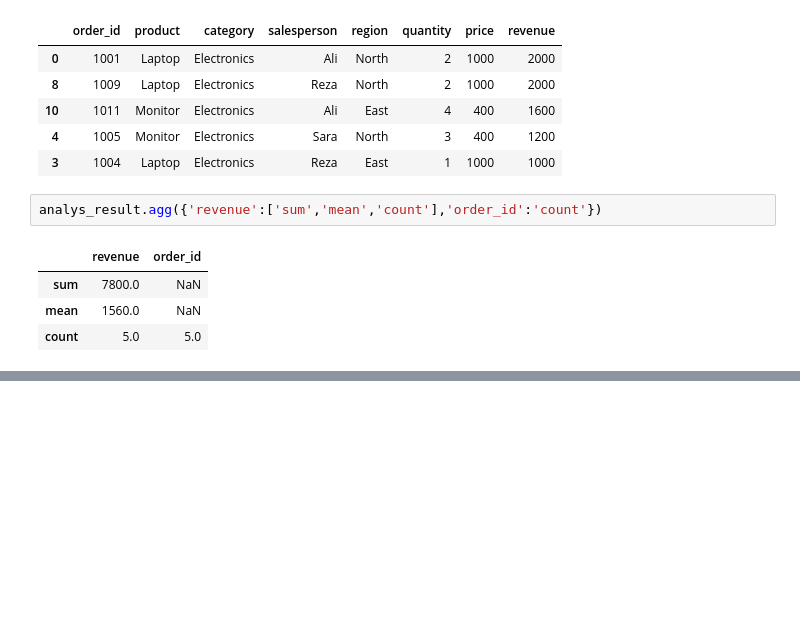
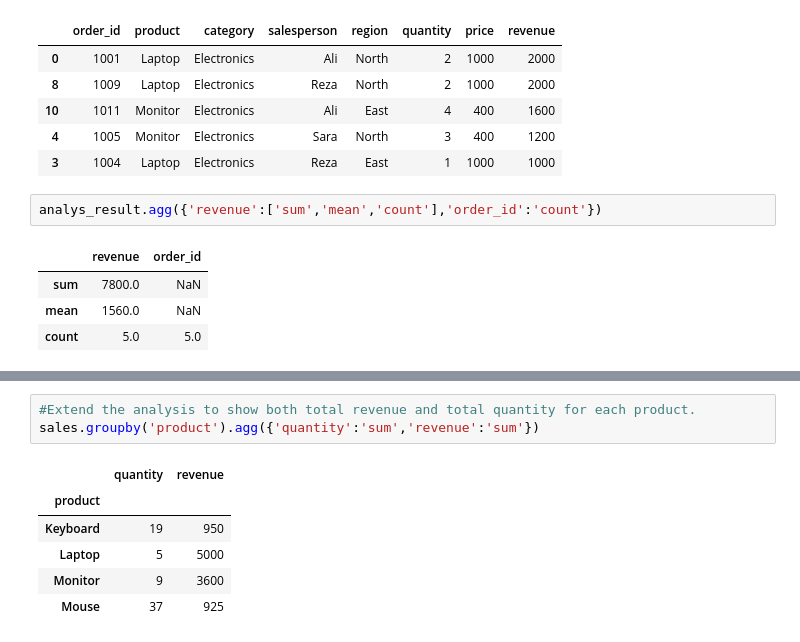
Before and after one commit to sadeghasgarilou/data-analytics-journey, a Jupyter notebook: projects/4-Product Analyzer with pandas/Project04_Mini Analysis project.ipynb, the cells around one changed output, grey strips where cells are left out. Saved outputs shown, nothing was run; the diff lists cells and outputs as text; blank space fills up the shorter version.

```diff
--- a/projects/4-Product Analyzer with pandas/Project04_Mini Analysis project.ipynb
+++ b/projects/4-Product Analyzer with pandas/Project04_Mini Analysis project.ipynb
@@ -252,0 +265,10 @@ analys_result.agg({'revenue':['sum','mean','count'],'order_id':'count'})
+# %%
+#Extend the analysis to show both total revenue and total quantity for each product.
+sales.groupby('product').agg({'quantity':'sum','revenue':'sum'})
+# %% [output]
+|  | quantity | revenue |
+| product |  |  |
+| Keyboard | 19 | 950 |
+| Laptop | 5 | 5000 |
+| Monitor | 9 | 3600 |
+| Mouse | 37 | 925 |
```
Also changed, not shown: parts of 2 cells of this notebook, 1 other file.
